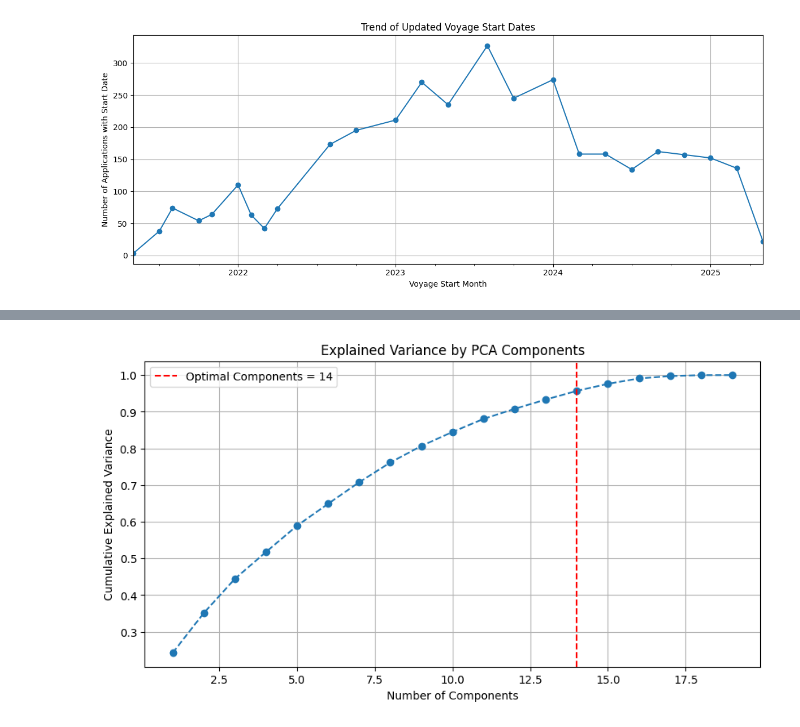
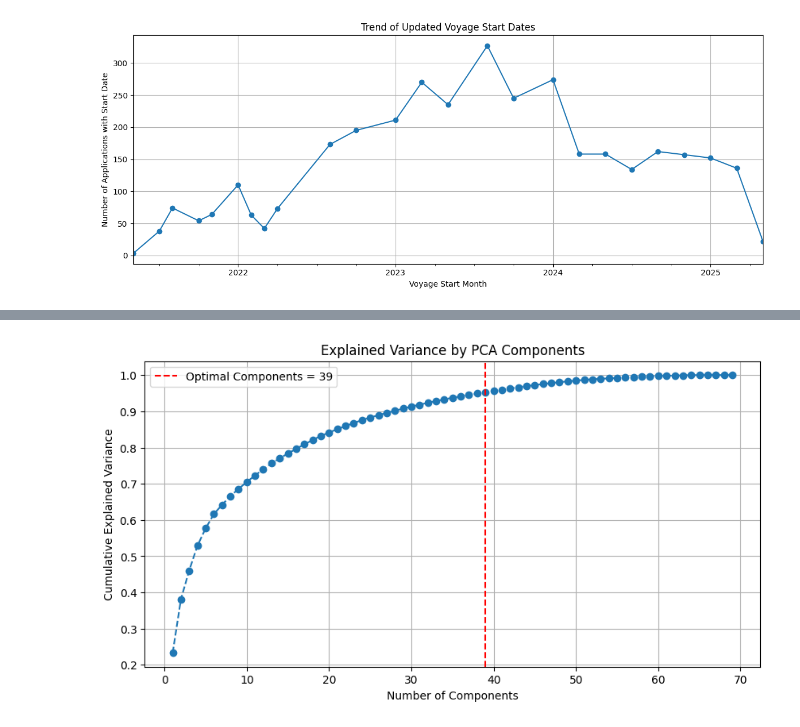
Before and after one commit to roziii/chingu_segment_analysis, a Jupyter notebook: application_voyage_list_merge.ipynb, the cells around one changed output, grey strips where cells are left out. Drawn from its saved outputs; the diff is of its cells as text; code cells hidden in the pictures.

```diff
--- a/application_voyage_list_merge.ipynb
+++ b/application_voyage_list_merge.ipynb
@@ -610,38 +686,38 @@ plt.show()
 # %%
-df = df_expanded_applications[features + ['will_join_voyage']].dropna()
+# Drop constant, high-null, and irrelevant columns
+df = original_df.drop(columns=['unique_id'])
+df = df.loc[:, df.isnull().mean() < 0.95]
+df = df.loc[:, df.nunique() > 1]
 
-X = df[features]
-y = df['will_join_voyage']
+# Split X and y
+X = df.drop(columns=[target])
+y = df[target]
 
-# Preprocessing
-categorical = ['voyage_role', 'gender', 'goal', 'source',
-    'subscription_status', 'application_day_of_week']
-numerical = ['application_age_in_days']
+# Identify column types
+categorical = X.select_dtypes(include=['object']).columns.tolist()
+numerical = X.select_dtypes(include=['int64', 'float64']).columns.tolist()
 
+# Imputation
+X[categorical] = SimpleImputer(strategy='most_frequent').fit_transform(X[categorical])
+X[numerical] = SimpleImputer(strategy='mean').fit_transform(X[numerical])
+
+# Preprocessing pipeline
 preprocessor = ColumnTransformer([
     ('cat', BinaryEncoder(handle_unknown='ignore'), categorical),
     ('num', StandardScaler(), numerical)
 ])
 
-# Fit preprocessing on full dataset for clustering insight
 X_processed = preprocessor.fit_transform(X)
 feature_names = preprocessor.get_feature_names_out()
 
-# Apply PCA for dynamic component selection
+# PCA for explained variance
 pca = PCA()
 X_pca = pca.fit_transform(X_processed.toarray() if hasattr(X_processed, "toarray") else X_processed)
-
-# Determine number of components for 95% explained variance
 explained_variance = np.cumsum(pca.explained_variance_ratio_)
 n_components_optimal = np.argmax(explained_variance >= 0.95) + 1
-
 print(f"Optimal number of PCA components for 95% variance: {n_components_optimal}")
 
-# Apply PCA with optimal components
-pca_optimal = PCA(n_components=n_components_optimal)
-X_pca_optimal = pca_optimal.fit_transform(X_processed.toarray() if hasattr(X_processed, "toarray") else X_processed)
-
-# Explained variance plot
+# Plot explained variance
 plt.figure(figsize=(10, 5))
 plt.plot(range(1, len(explained_variance) + 1), explained_variance, marker='o', linestyle='--')
 plt.axvline(n_components_optimal, color='r', linestyle='--', label=f'Optimal Components = {n_components_optimal}')
@@ -652,37 +728,54 @@ plt.legend()
 plt.grid(True)
 plt.show()
 
-# Split dataset: Train (60%), Dev (20%), Test (20%)
-X_temp, X_test, y_temp, y_test = train_test_split(X_pca_optimal, y, test_size=0.2, stratify=y, random_state=42)
-X_train, X_dev, y_train, y_dev = train_test_split(X_temp, y_temp, test_size=0.25, stratify=y_temp, random_state=42)
+# Identify top contributing original columns
+abs_loadings = np.abs(pca.components_[:n_components_optimal])
+total_contributions = abs_loadings.sum(axis=0)
 
-# Ridge Regression with Cross-Validation
-ridge = RidgeCV(alphas=np.logspace(-3, 3, 7), cv=5)
-model = Pipeline(steps=[
-    ('ridge', ridge)
-])
+# Clean feature names: remove 'cat__', 'num__' and '_<digit>' suffixes
+cleaned_names = pd.Series(feature_names).str.replace(r'^(cat__|num__)?(.*?)(?:_\d+)?$', r'\2', regex=True)
 
-# Cross-validation on training set
-cv_scores = cross_val_score(model, X_train, y_train, cv=5, scoring='accuracy')
+# Combine and rank by original column
+contrib_df = pd.DataFrame({
+    'original_feature': cleaned_names,
+    'contribution': total_contributions
+})
+ranked_features = contrib_df.groupby('original_feature')['contribution'].sum().sort_values(ascending=False)
+
+print("\nTop original features contributing to 95% PCA variance:")
+print(ranked_features.head(20))
+
+# Filter top features from encoded feature set
+most_influential = ranked_features.head(20).index.tolist()
+all_feature_frame = pd.DataFrame(X_processed, columns=feature_names)
+selected_feature_mask = all_feature_frame.columns.to_series().apply(lambda x: any(x.startswith(f"cat__{f}") or x.startswith(f"num__{f}") for f in most_influential))
+X_selected = all_feature_frame.loc[:, selected_feature_mask]
+
+# Train/dev/test split
+X_inter, X_test, y_inter, y_test = train_test_split(X_selected, y, test_size=0.2, stratify=y, random_state=42)
+X_train, X_dev, y_train, y_dev = train_test_split(X_inter, y_inter, test_size=0.25, stratify=y_inter, random_state=42)
+
+# Random Forest Classifier
+rf_model = RandomForestClassifier(n_estimators=100, random_state=42)
+
+# CV Evaluation
+cv_scores = cross_val_score(rf_model, X_train, y_train, cv=5, scoring='accuracy')
 print("\nCross-Validation Accuracy Scores:", cv_scores)
 print("Mean CV Accuracy:", np.mean(cv_scores))
 
-# Train final model on Train set
-model.fit(X_train, y_train)
-
-# Evaluate on Dev set
-y_dev_scores = model.predict(X_dev)
-y_dev_pred = y_dev_scores > 0.5
+# Fit and evaluate
+rf_model.fit(X_train, y_train)
+y_dev_pred = rf_model.predict(X_dev)
 print("\nClassification Report (Dev):")
 print(classification_report(y_dev, y_dev_pred))
 
-# Evaluate on Test set
-y_test_scores = model.predict(X_test)
-y_test_pred = y_test_scores > 0.5
+# Test evaluation
+y_test_scores = rf_model.predict_proba(X_test)[:, 1]
+y_test_pred = rf_model.predict(X_test)
 print("\nClassification Report (Test):")
 print(classification_report(y_test, y_test_pred))
 
-# ROC Curve for Test set
+# ROC Curve
 fpr, tpr, _ = roc_curve(y_test, y_test_scores)
 roc_auc = auc(fpr, tpr)
 
@@ -701 +794 @@ Optimal number of PCA components for 95% variance: 14
-[figure, old version]
+[figure, new version]
```
Also changed, not shown: parts of 22 cells of this notebook.
